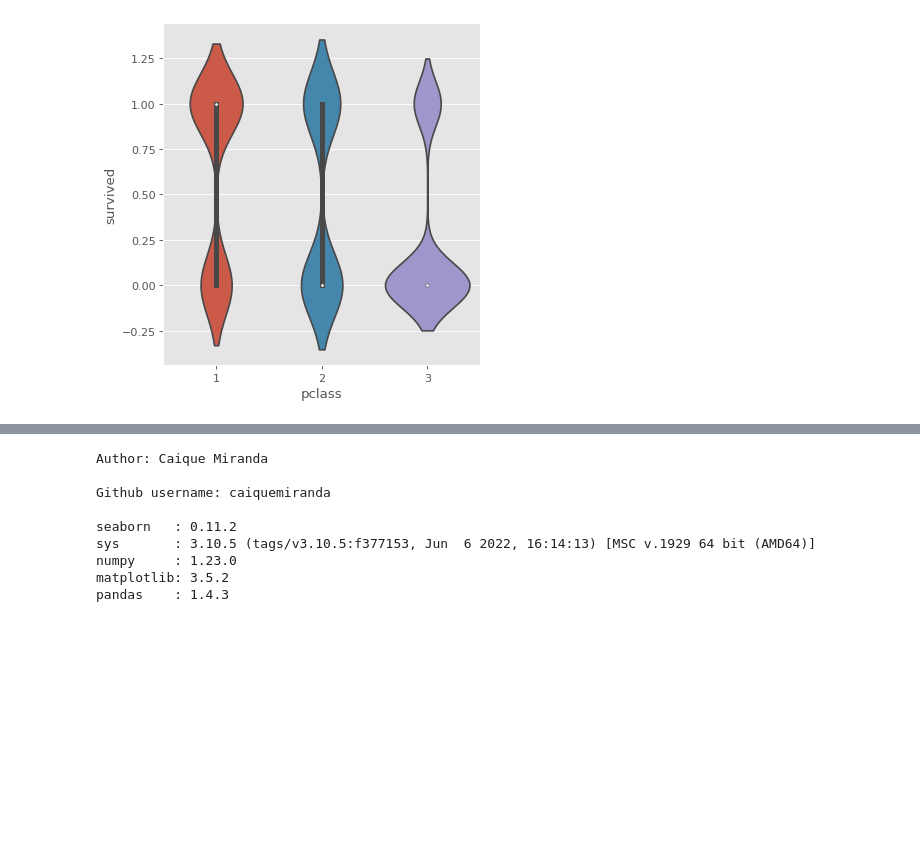
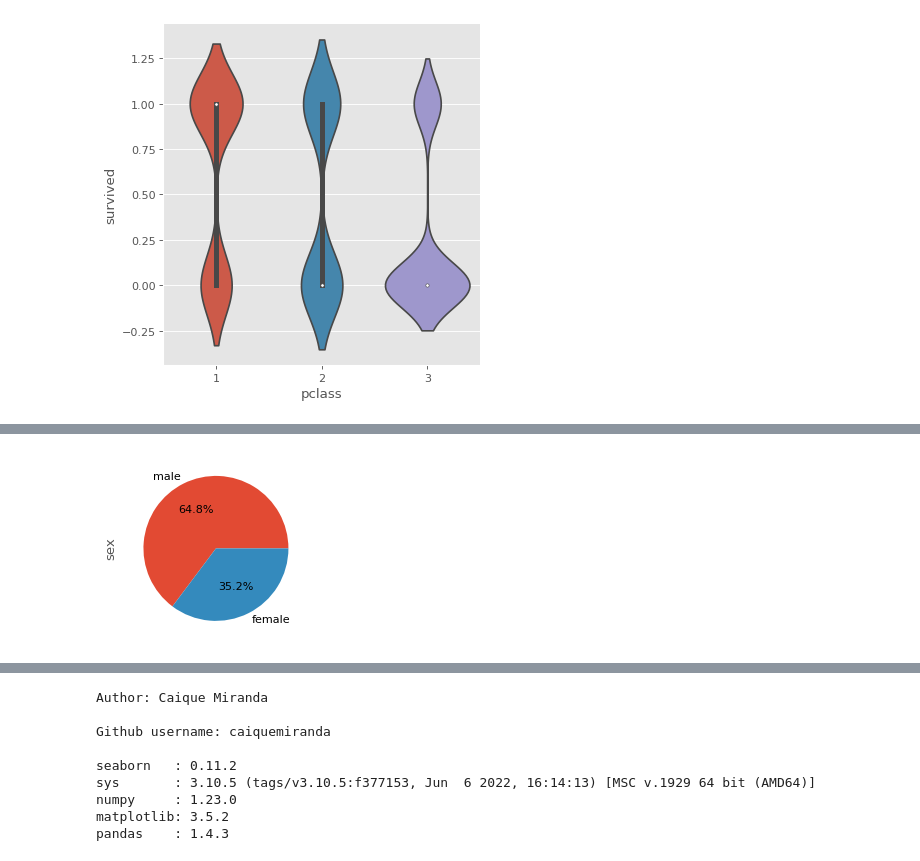
Before and after one commit to caiquemiranda/data-visualization-python, a Jupyter notebook: 10-analysis-visualization-titanic-dataset.ipynb, the cells around one changed output, grey strips where cells are left out. Saved outputs shown, nothing was run; the diff lists cells and outputs as text; code cells hidden in the pictures; blank space fills up the shorter version.

```diff
--- a/10-analysis-visualization-titanic-dataset.ipynb
+++ b/10-analysis-visualization-titanic-dataset.ipynb
@@ -254,0 +283,4 @@ sns.catplot(x = 'pclass',
+# %%
+titanic['sex'].value_counts().plot.pie(autopct = '%1.1f%%');
+# %% [output]
+[figure, added]
```
Also changed, not shown: parts of 7 cells of this notebook.
